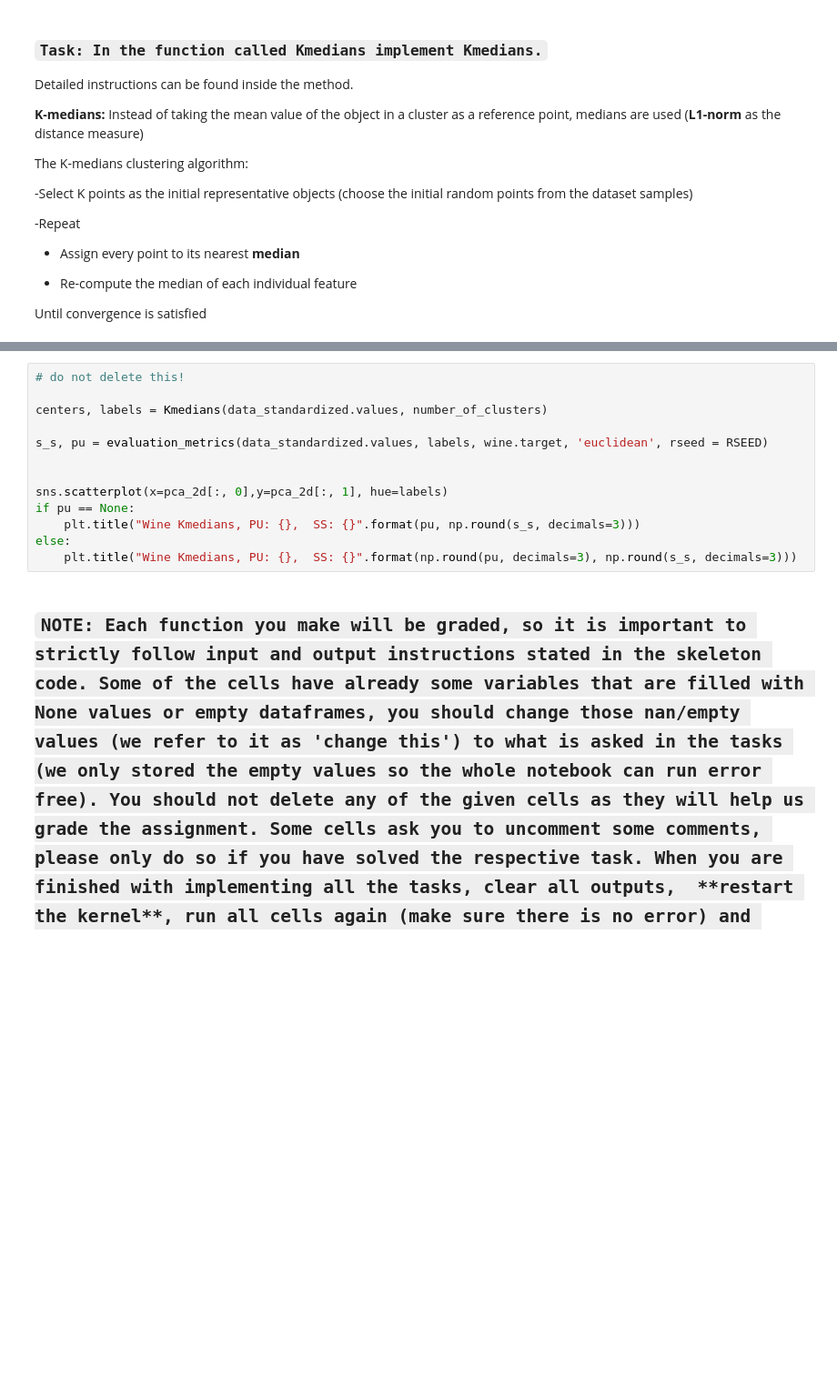
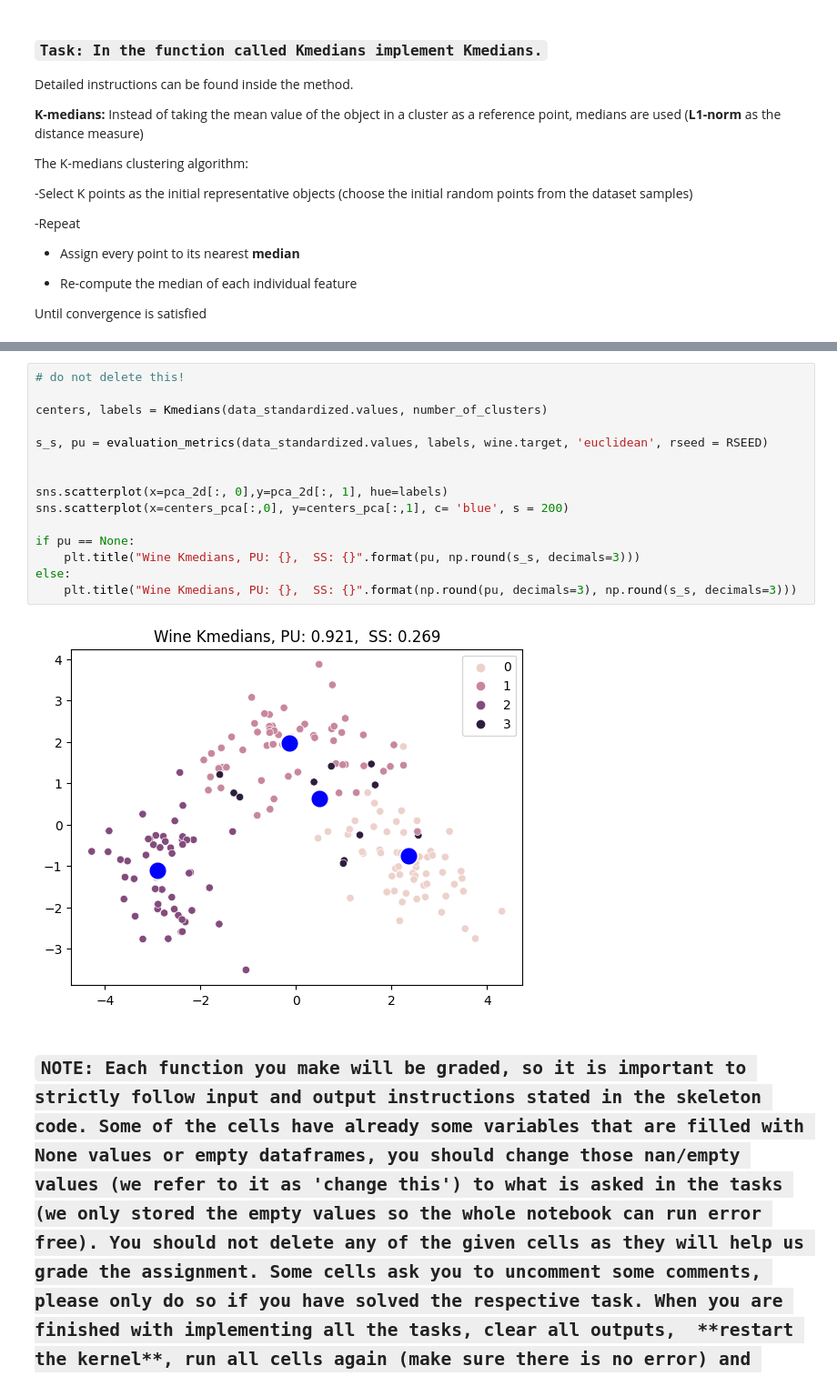
Before and after one commit to axeldav/DAMI-Labs, a Jupyter notebook: HW1/HW2_Instructions.ipynb, the cells around one changed output, grey strips where cells are left out. Shown at 91% size. Saved outputs shown, nothing was run; the diff lists cells and outputs as text; blank space fills up the shorter version.

```diff
--- a/HW1/HW2_Instructions.ipynb
+++ b/HW1/HW2_Instructions.ipynb
@@ -584,16 +695,20 @@ def Kmedians(X, n_clusters, rseed=RSEED):
 # %%
 # do not delete this!
 
 centers, labels = Kmedians(data_standardized.values, number_of_clusters)
 
 s_s, pu = evaluation_metrics(data_standardized.values, labels, wine.target, 'euclidean', rseed = RSEED)
 
 
 sns.scatterplot(x=pca_2d[:, 0],y=pca_2d[:, 1], hue=labels)
+sns.scatterplot(x=centers_pca[:,0], y=centers_pca[:,1], c= 'blue', s = 200)
+
 if pu == None:
     plt.title("Wine Kmedians, PU: {},  SS: {}".format(pu, np.round(s_s, decimals=3)))
 else:
     plt.title("Wine Kmedians, PU: {},  SS: {}".format(np.round(pu, decimals=3), np.round(s_s, decimals=3)))
+# %% [output]
+[figure, added]
 # %% [markdown]
 ## `NOTE: Each function you make will be graded, so it is important to strictly follow input and output instructions stated in the skeleton code. Some of the cells have already some variables that are filled with None values or empty dataframes, you should change those nan/empty values (we refer to it as 'change this') to what is asked in the tasks (we only stored the empty values so the whole notebook can run error free). You should not delete any of the given cells as they will help us grade the assignment. Some cells ask you to uncomment some comments, please only do so if you have solved the respective task. When you are finished with implementing all the tasks, clear all outputs,  **restart the kernel**, run all cells again (make sure there is no error) and submit! Make sure that the results and figures asked are visible for us to grade. `
 # %% [markdown]
```
Also changed, not shown: parts of 9 cells of this notebook.
